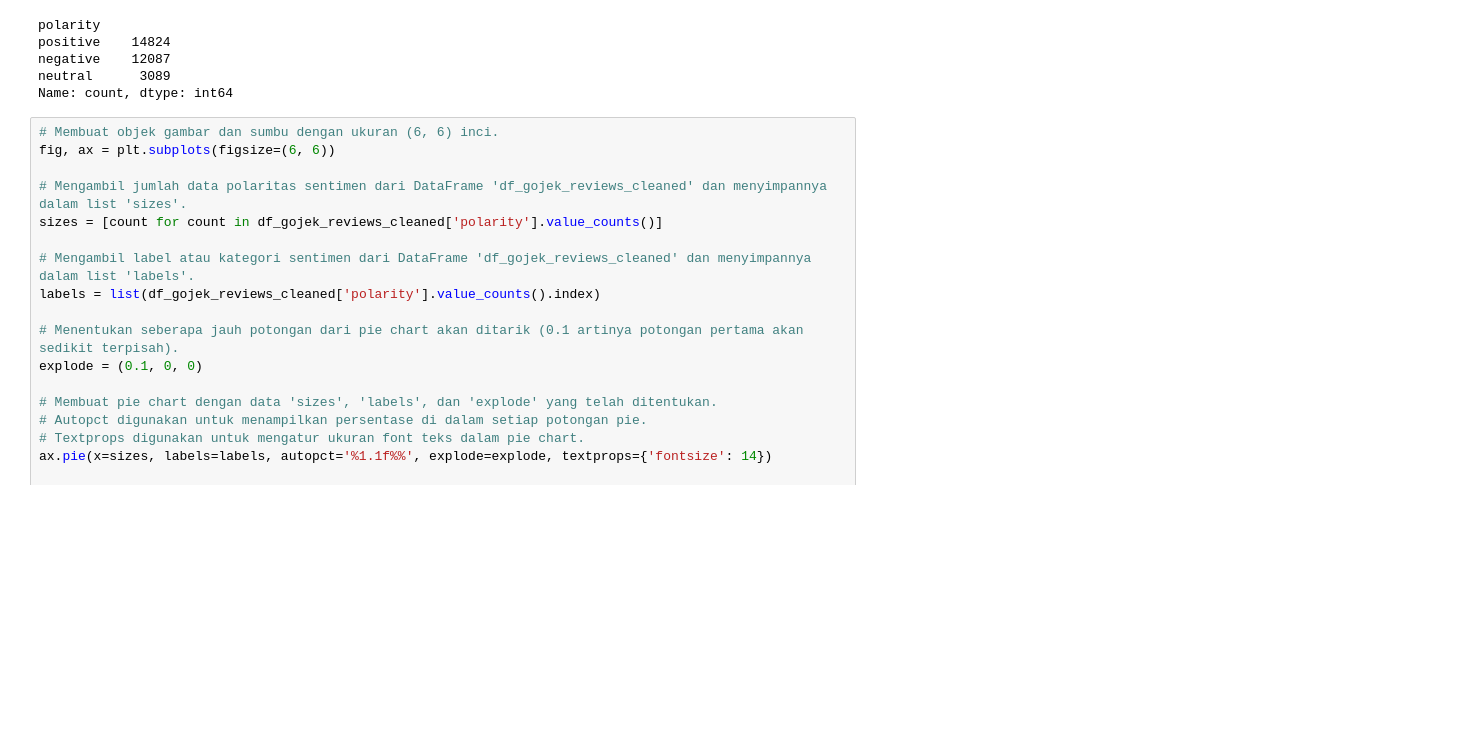
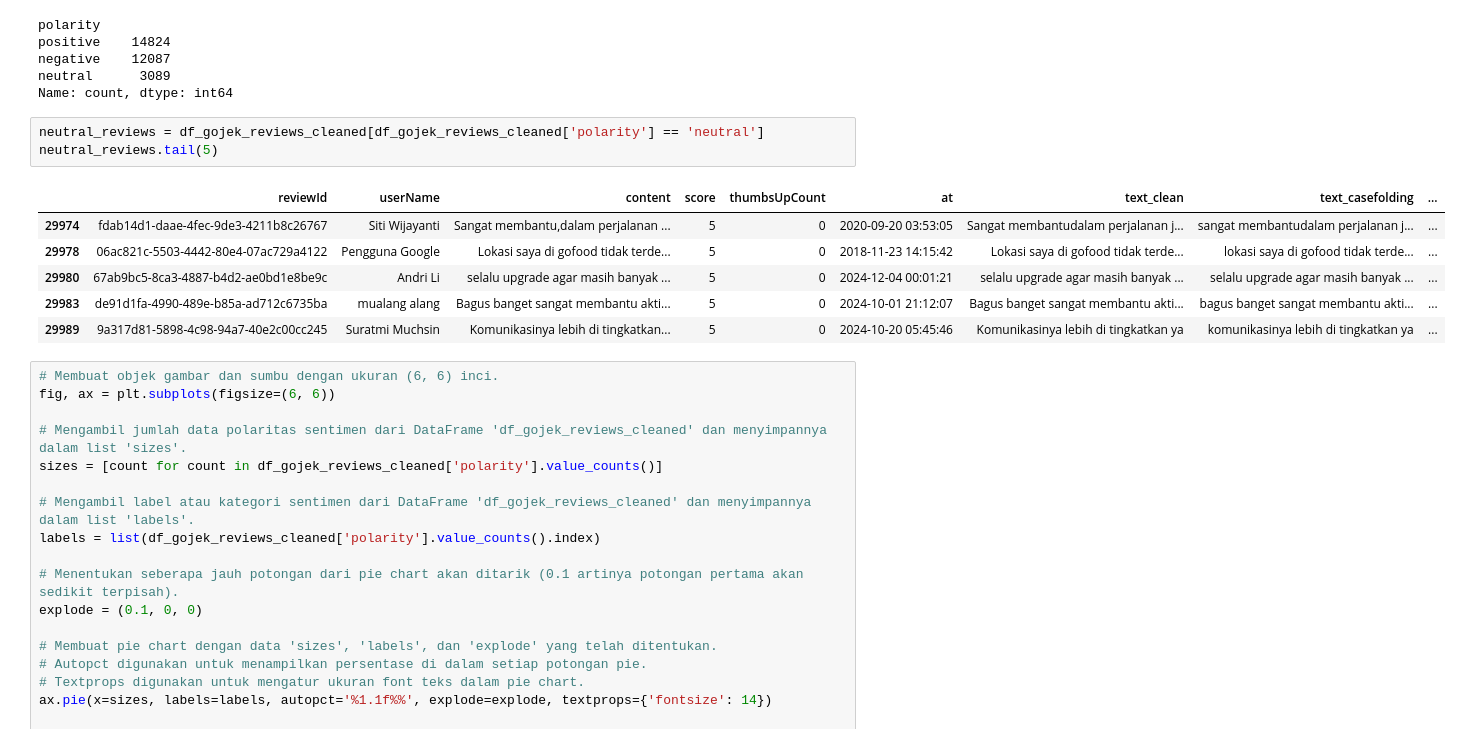
Before and after one commit to alouvre/BPML_DicodingSubmission_ProyekAnalisisSentimen, a Jupyter notebook: notebook_model.ipynb, the cells around one changed output. Drawn from its saved outputs; the diff is of its cells as text; blank space fills up the shorter version.

```diff
--- a/notebook_model.ipynb
+++ b/notebook_model.ipynb
@@ -423,6 +432,16 @@ positive    14824
 negative    12087
 neutral      3089
 Name: count, dtype: int64
+# %%
+neutral_reviews = df_gojek_reviews_cleaned[df_gojek_reviews_cleaned['polarity'] == 'neutral']
+neutral_reviews.tail(5)
+# %% [output]
+|  | reviewId | userName | content | score | thumbsUpCount | at | text_clean | text_casefolding | ... |
+| 29974 | fdab14d1-daae-4fec-9de3-4211b8c26767 | Siti Wijayanti | Sangat membantu,dalam perjalanan ... | 5 | 0 | 2020-09-20 03:53:05 | Sangat membantudalam perjalanan j... | sangat membantudalam perjalanan j... | ... |
+| 29978 | 06ac821c-5503-4442-80e4-07ac729a4122 | Pengguna Google | Lokasi saya di gofood tidak terde... | 5 | 0 | 2018-11-23 14:15:42 | Lokasi saya di gofood tidak terde... | lokasi saya di gofood tidak terde... | ... |
+| 29980 | 67ab9bc5-8ca3-4887-b4d2-ae0bd1e8be9c | Andri Li | selalu upgrade agar masih banyak ... | 5 | 0 | 2024-12-04 00:01:21 | selalu upgrade agar masih banyak ... | selalu upgrade agar masih banyak ... | ... |
+| 29983 | de91d1fa-4990-489e-b85a-ad712c6735ba | mualang alang | Bagus banget sangat membantu akti... | 5 | 0 | 2024-10-01 21:12:07 | Bagus banget sangat membantu akti... | bagus banget sangat membantu akti... | ... |
+| 29989 | 9a317d81-5898-4c98-94a7-40e2c00cc245 | Suratmi Muchsin | Komunikasinya lebih di tingkatkan... | 5 | 0 | 2024-10-20 05:45:46 | Komunikasinya lebih di tingkatkan ya | komunikasinya lebih di tingkatkan ya | ... |
 # %%
 # Membuat objek gambar dan sumbu dengan ukuran (6, 6) inci.
 fig, ax = plt.subplots(figsize=(6, 6))
```
Also changed, not shown: parts of 42 cells of this notebook.
